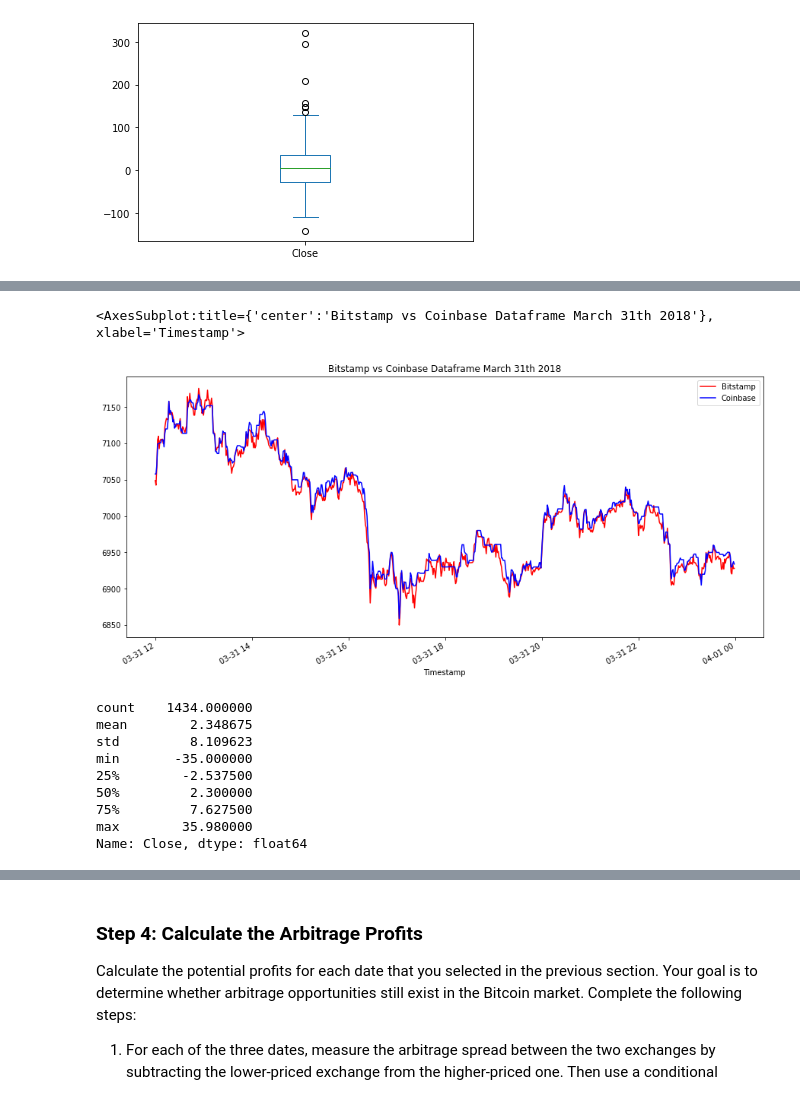
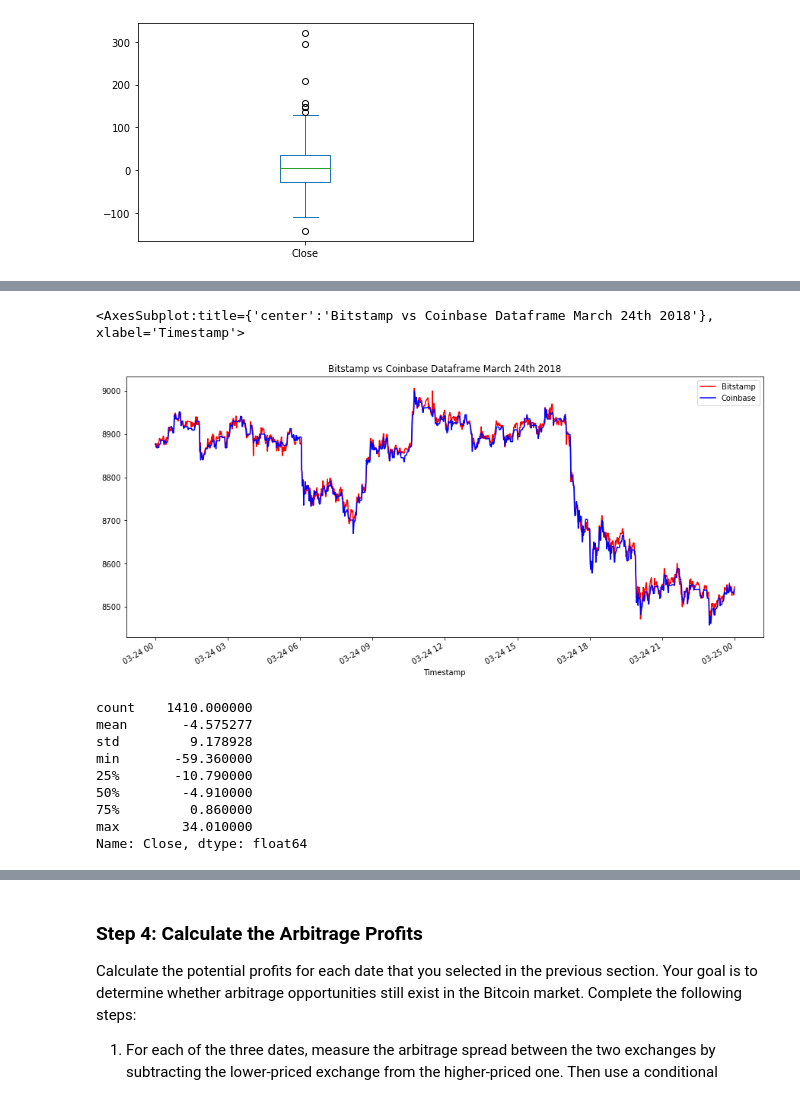
Before and after one commit to yanickw/crypto_arbitrage, a Jupyter notebook: crypto_arbitrage.ipynb, the cells around one changed output, grey strips where cells are left out. Drawn from its saved outputs; the diff is of its cells as text; code cells hidden in the pictures.

```diff
--- a/crypto_arbitrage.ipynb
+++ b/crypto_arbitrage.ipynb
@@ -494,27 +494,27 @@ arbitrage_spread_middle.plot(kind="box")
 # %%
 # Create an overlay plot that visualizes the two dataframes over a period of one day from late in the dataset.
 # Be sure that the plots include the parameters `legend`, `figsize`, `title`, `color` and `label`
-bitstamp_df['Close'].loc['2018-03-31 12:00:00':'2018-03-31 23:59:00'].plot(legend=True, figsize=(15,7), title="Bitstamp vs Coinbase Dataframe March 31th 2018", color="red", label="Bitstamp")
-coinbase_df['Close'].loc['2018-03-31 12:00:00':'2018-03-31 23:59:00'].plot(legend=True, figsize=(15,7), color="blue", label="Coinbase")
+bitstamp_df['Close'].loc['2018-03-24 00:00:00':'2018-03-24 23:59:00'].plot(legend=True, figsize=(15,7), title="Bitstamp vs Coinbase Dataframe March 24th 2018", color="red", label="Bitstamp")
+coinbase_df['Close'].loc['2018-03-24 00:00:00':'2018-03-24 23:59:00'].plot(legend=True, figsize=(15,7), color="blue", label="Coinbase")
 # %% [output]
-<AxesSubplot:title={'center':'Bitstamp vs Coinbase Dataframe March 31th 2018'}, xlabel='Timestamp'>
+<AxesSubplot:title={'center':'Bitstamp vs Coinbase Dataframe March 24th 2018'}, xlabel='Timestamp'>
-[figure, old version]
+[figure, new version]
 # %%
 # Using the date from the late that you have selected, calculate the arbitrage spread
 # by subtracting the bitstamp lower closing prices from the coinbase higher closing prices
-arbitrage_spread_late = coinbase_df["Close"].loc["2018-03-31"]-bitstamp_df["Close"].loc["2018-03-31"]
+arbitrage_spread_late = coinbase_df["Close"].loc["2018-03-24"]-bitstamp_df["Close"].loc["2018-03-24"]
 
 # Generate summary statistics for the late DataFrame
 arbitrage_spread_late.describe()
 # %% [output]
-count    1434.000000
-mean        2.348675
-std         8.109623
-min       -35.000000
-25%        -2.537500
-50%         2.300000
-75%         7.627500
-max        35.980000
+count    1410.000000
+mean       -4.575277
+std         9.178928
+min       -59.360000
+25%       -10.790000
+50%        -4.910000
+75%         0.860000
+max        34.010000
 Name: Close, dtype: float64
 # %%
 # Visualize the arbitrage spread from late in the dataset in a box plot
```
Also changed, not shown: parts of 16 cells of this notebook.
